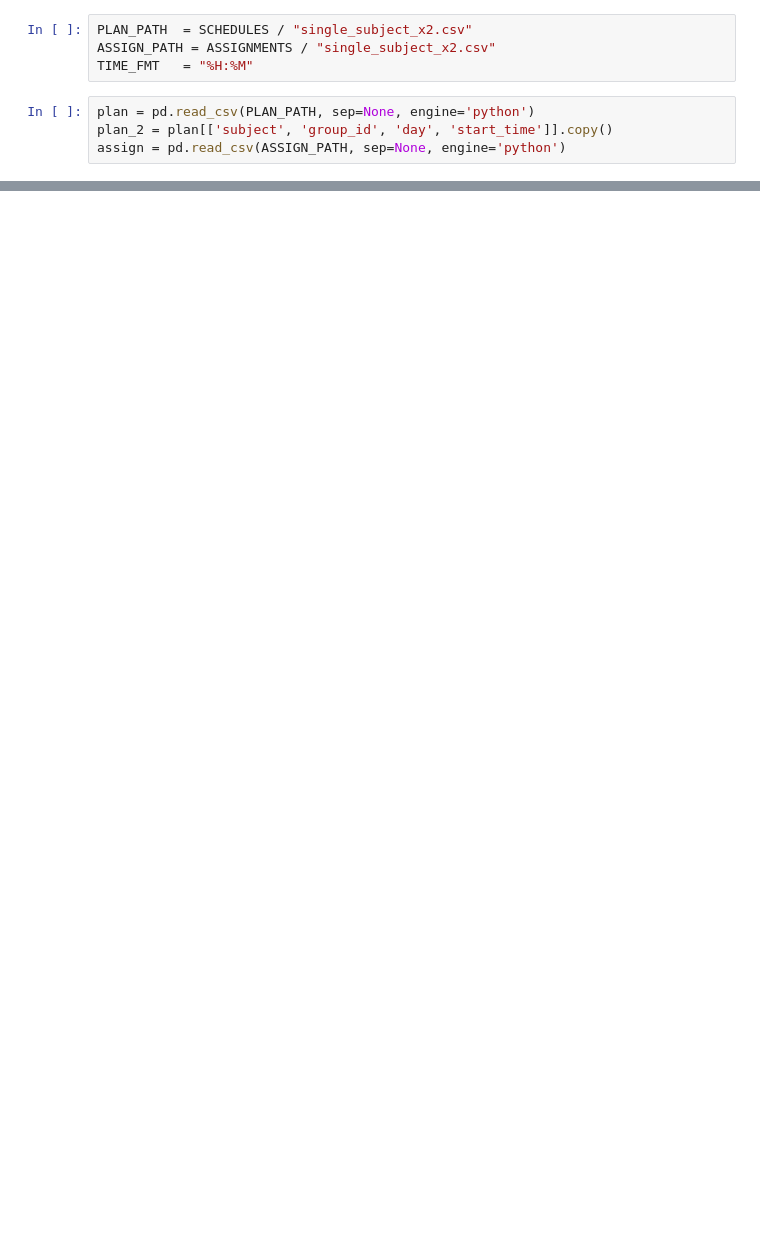
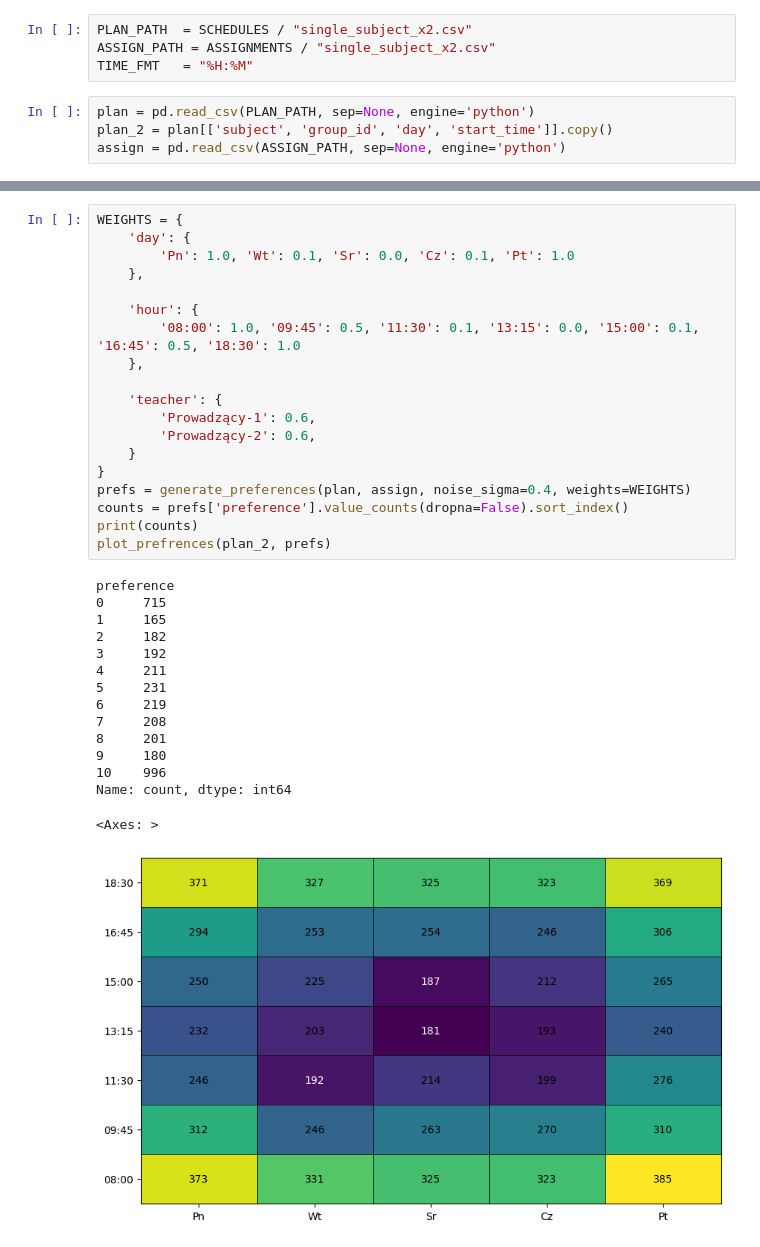
Before and after one commit to lkwinta/genetic_enroll, a Jupyter notebook: notebooks/pref_analysis.ipynb, the cells around one changed output, grey strips where cells are left out. Cells and saved outputs as stored; diff of their text form; blank space fills up the shorter version.

```diff
--- a/notebooks/pref_analysis.ipynb
+++ b/notebooks/pref_analysis.ipynb
@@ -116,3 +181,38 @@ Name: count, dtype: int64
+# %%
+WEIGHTS = {
+    'day': {
+        'Pn': 1.0, 'Wt': 0.1, 'Sr': 0.0, 'Cz': 0.1, 'Pt': 1.0
+    },
+
+    'hour': {
+        '08:00': 1.0, '09:45': 0.5, '11:30': 0.1, '13:15': 0.0, '15:00': 0.1, '16:45': 0.5, '18:30': 1.0
+    },
+
+    'teacher': {
+        'Prowadzący‑1': 0.6,
+        'Prowadzący‑2': 0.6,
+    }
+}
+prefs = generate_preferences(plan, assign, noise_sigma=0.4, weights=WEIGHTS)
+counts = prefs['preference'].value_counts(dropna=False).sort_index()
+print(counts)
+plot_prefrences(plan_2, prefs)
+# %% [output]
+preference
+0     715
+1     165
+2     182
+3     192
+4     211
+5     231
+6     219
+7     208
+8     201
+9     180
+10    996
+Name: count, dtype: int64
+<Axes: >
+[figure, added]
 # %%
 WEIGHTS = {
     'day': {
```
Also changed, not shown: parts of 15 cells of this notebook, 2 other files.
